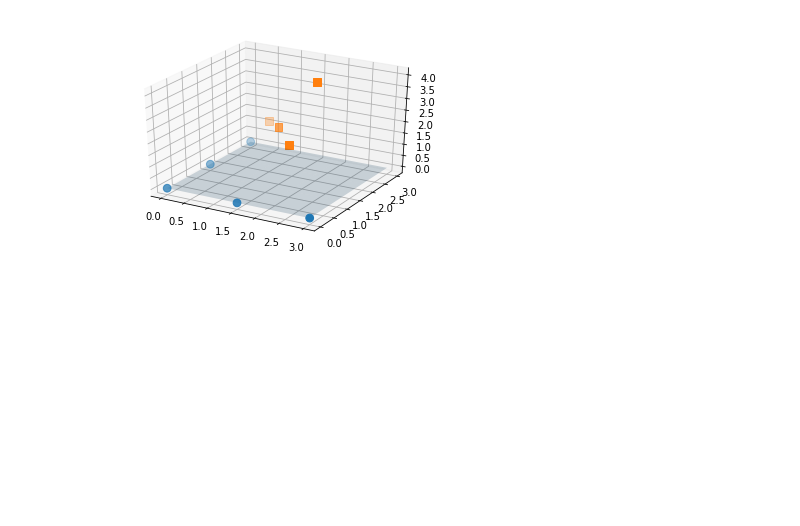
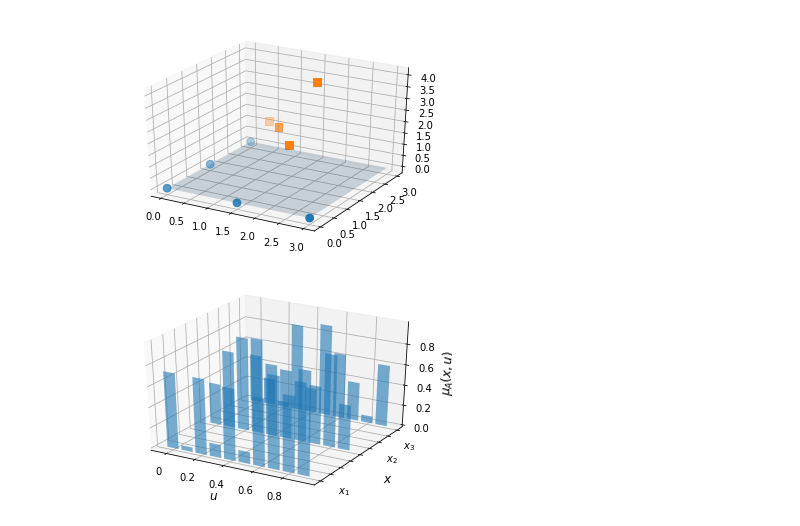
Before and after one commit to lucacrm/fuzzysets, a Jupyter notebook: Tesi/figure/grafici_tesi.ipynb, the cells around one changed output. Drawn from its saved outputs; the diff is of its cells as text; code cells hidden in the pictures; blank space fills up the shorter version.

```diff
--- a/Tesi/figure/grafici_tesi.ipynb
+++ b/Tesi/figure/grafici_tesi.ipynb
@@ -218,3 +235,21 @@ plt.savefig("mapping22.pdf", bbox_inches = 'tight', pad_inches = 0)
   if __name__ == '__main__':
 [figure]
 [figure]
+# %%
+fig = plt.figure()
+ax = fig.add_subplot(111, projection='3d')
+for c, z in zip(['y', c1, c2], [30, 20, 10, 0]):
+    xs = np.arange(10)
+    ys = np.random.rand(10)
+
+    ax.bar(xs, ys, zs=z, zdir='y', color=c1, alpha=0.6)
+
+ax.set_xlabel('$u$', fontsize=12)
+ax.set_ylabel('$x$', fontsize=12)
+ax.set_zlabel('$\mu_A(x,u)$', fontsize=12)
+ax.w_yaxis.set_ticklabels(['','$x_1$','','','','','$x_2$','','$x_3$'])
+ax.w_xaxis.set_ticklabels([0,0.2,0.4,0.6,0.8])
+
+plt.savefig("fuzzy11.pdf", bbox_inches = 'tight', pad_inches = 0)
+# %% [output]
+[figure, added]
```
Also changed, not shown: parts of 9 cells of this notebook, 18 other files.
